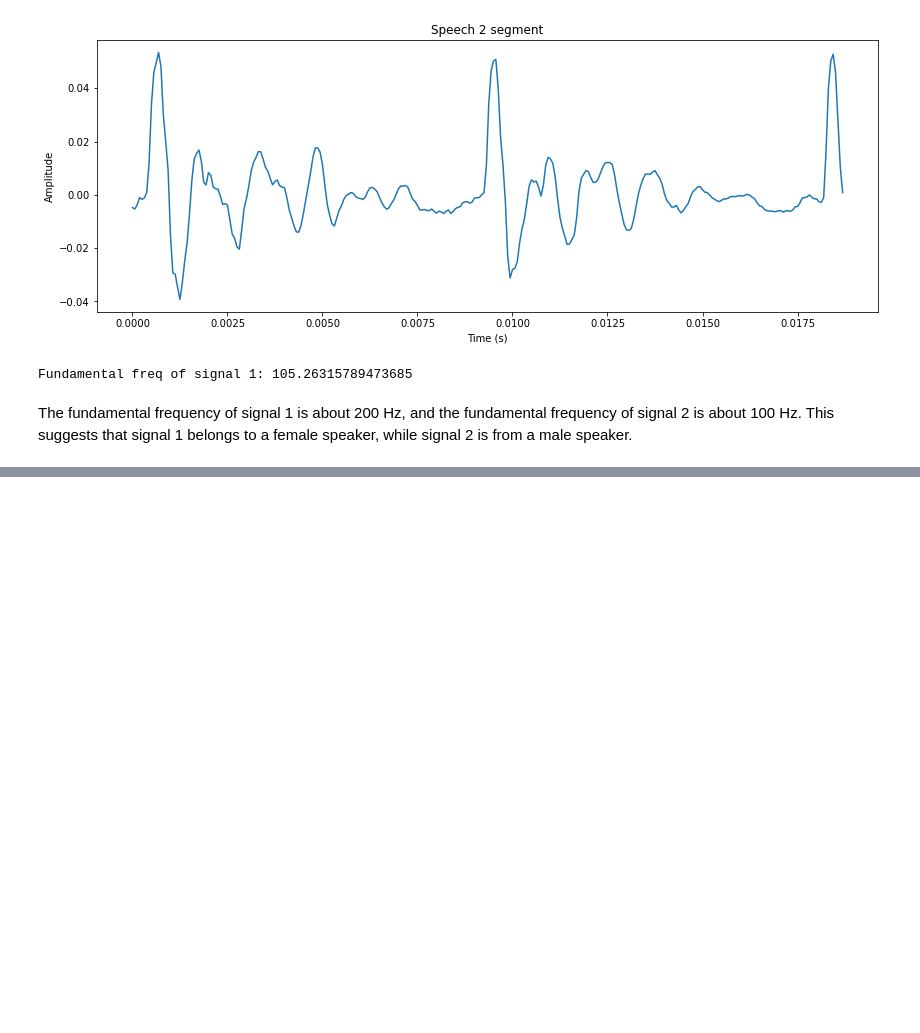
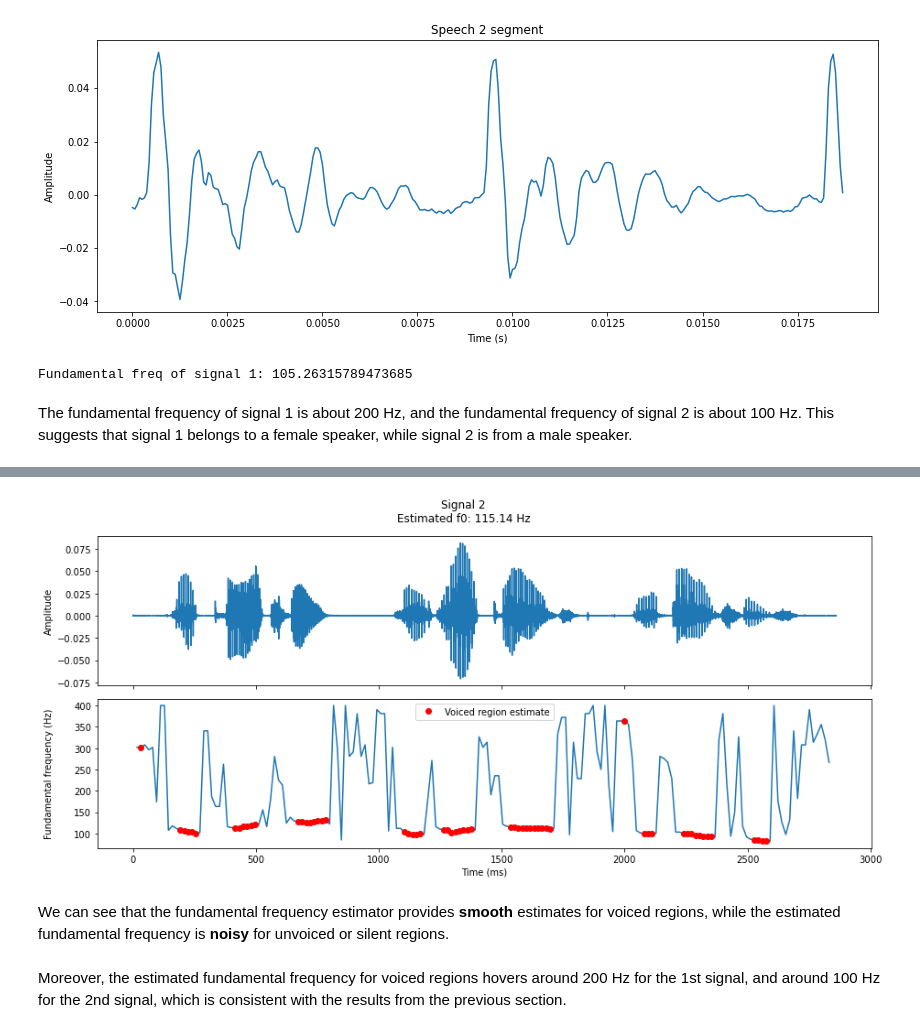
Before and after one commit to iibrahimli/ssp_sose2023, a Jupyter notebook: Exercise1/exercise1.ipynb, the cells around one changed output, grey strips where cells are left out. Saved outputs shown, nothing was run; the diff lists cells and outputs as text; code cells hidden in the pictures; blank space fills up the shorter version.

```diff
--- a/Exercise1/exercise1.ipynb
+++ b/Exercise1/exercise1.ipynb
@@ -71,0 +194,8 @@ The fundamental frequency of signal 1 is about 200 Hz, and the fundamental frequ
+# %%
+plot_signal_and_f0(s2, "Signal 2")
+# %% [output]
+[figure, added]
+# %% [markdown]
+We can see that the fundamental frequency estimator provides **smooth** estimates for voiced regions, while the estimated fundamental frequency is **noisy** for unvoiced or silent regions.
+# %% [markdown]
+Moreover, the estimated fundamental frequency for voiced regions hovers around 200 Hz for the 1st signal, and around 100 Hz for the 2nd signal, which is consistent with the results from the previous section.
```
Also changed, not shown: parts of 21 cells of this notebook.
